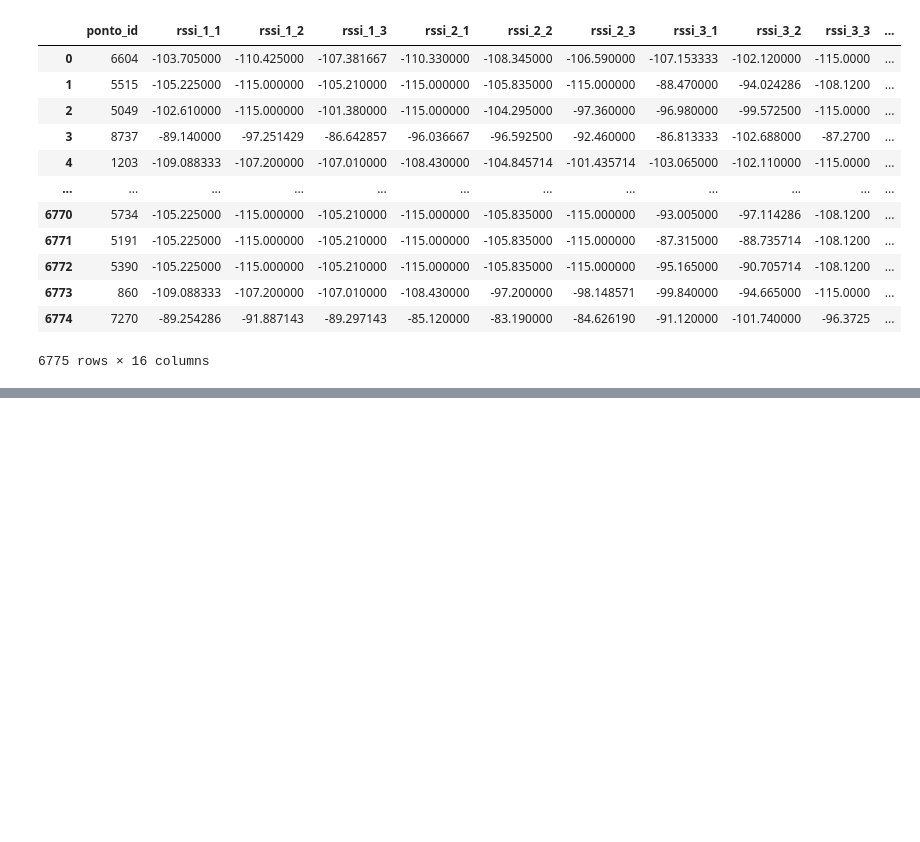
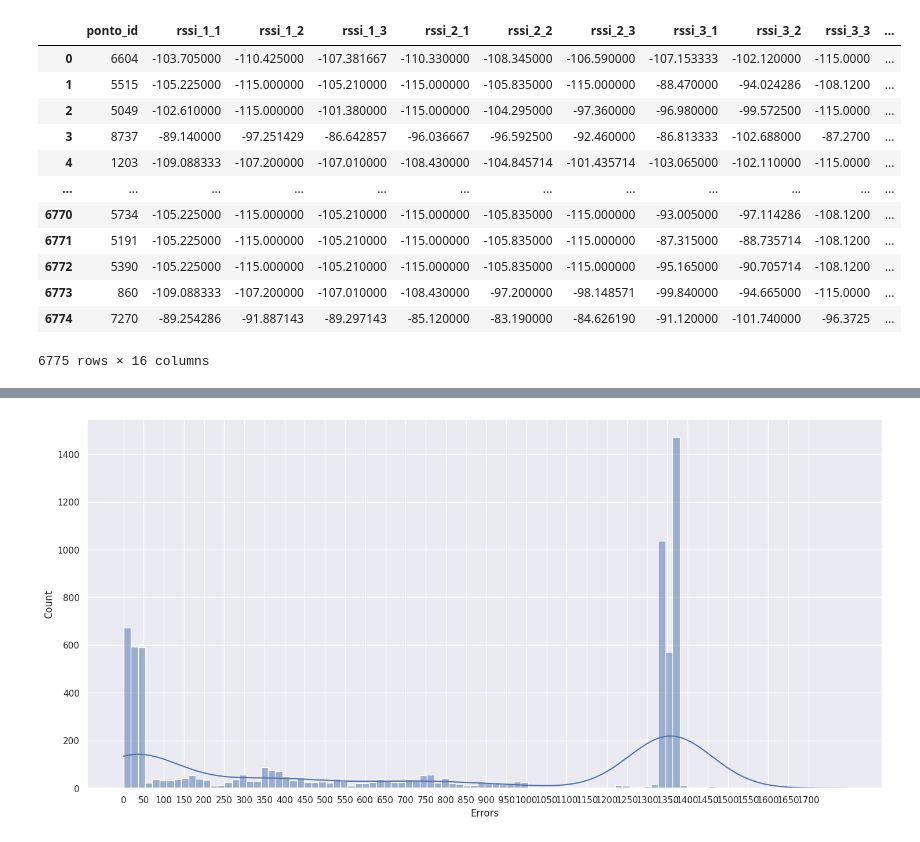
Before and after one commit to fnalmeidap/mobile-comms, a Jupyter notebook: base.ipynb, the cells around one changed output, grey strips where cells are left out. Saved outputs shown, nothing was run; the diff lists cells and outputs as text; code cells hidden in the pictures; blank space fills up the shorter version.

```diff
--- a/base.ipynb
+++ b/base.ipynb
@@ -54,2 +70,3 @@ train_data = train_data.merge(bst_data[["RssiId", "grupo", "lat", "lon"]], left_
 # %%
-output = train_data[["ponto_id", "lat_x", "lon_x"]].rename(columns={"lat_x":"lat", "lon_x":"lon"})
+output = train_data[["ponto_id", "lat", "lon"]]
+output
@@ -56,2 +87,30 @@ output = train_data[["ponto_id", "lat_x", "lon_x"]].rename(columns={"lat_x":"lat
 # %%
 output.to_csv("Resultado_Equipe1_MetodoProximidade", index=False)
+# %%
+def haversine_distance(lat1, lon1, lat2, lon2):
+    R = 6371e3 # em metros
+    phi1 = lat1 * math.pi/180 # Radianos
+    phi2 = lat2 * math.pi/180
+
+    delta_phi = (lat2-lat1) * math.pi/180 # Radianos
+    delta_lambda = (lon2 - lon1) * math.pi/180
+
+    a = np.sin(delta_phi/2.)**2 + \
+        np.cos(phi1) * np.cos(phi2) * np.sin(delta_lambda/2.)**2
+    c = 2 * np.arcsin(np.sqrt(a))
+
+    return c * R
+# %%
+def plot_histogram_errors(lat_pred, lon_pred, lat_real, lon_real):
+    dist = haversine_distance(lat_pred, lon_pred, lat_real, lon_real)
+
+    with sns.plotting_context():
+        sns.set(rc={'figure.figsize':(17.7,8.27)})
+        ax = sns.histplot(dist, kde=True, bins=100)
+        ax.set_xticks(range(0,1750, 50))
+        ax.set(xlabel='Errors')
+        plt.show()
+# %%
+plot_histogram_errors(output["lat"], output["lon"], train_data["lat_x"], train_data["lon_y"])
+# %% [output]
+[figure, added]
```
Also changed, not shown: parts of 9 cells of this notebook, 1 other file.
